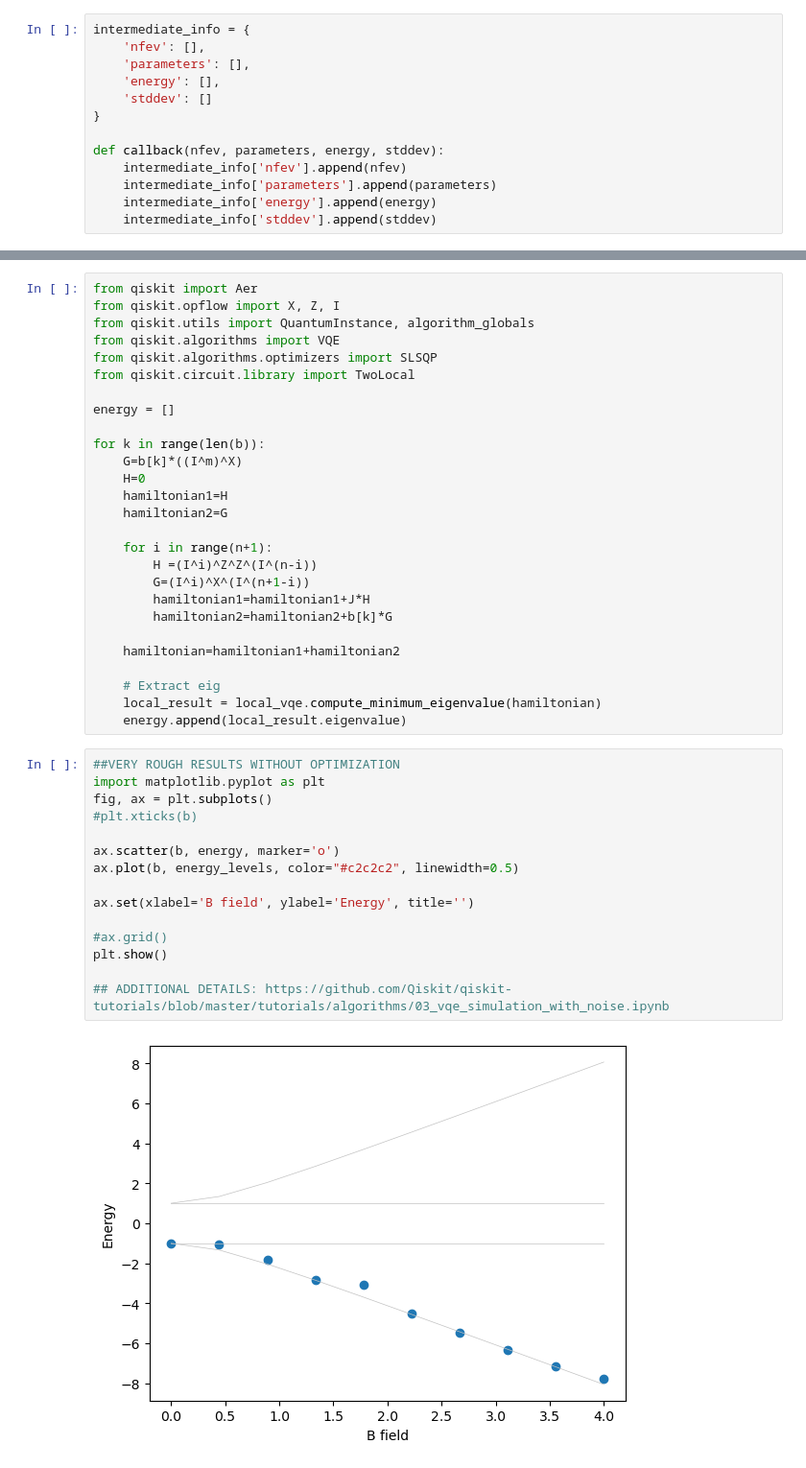
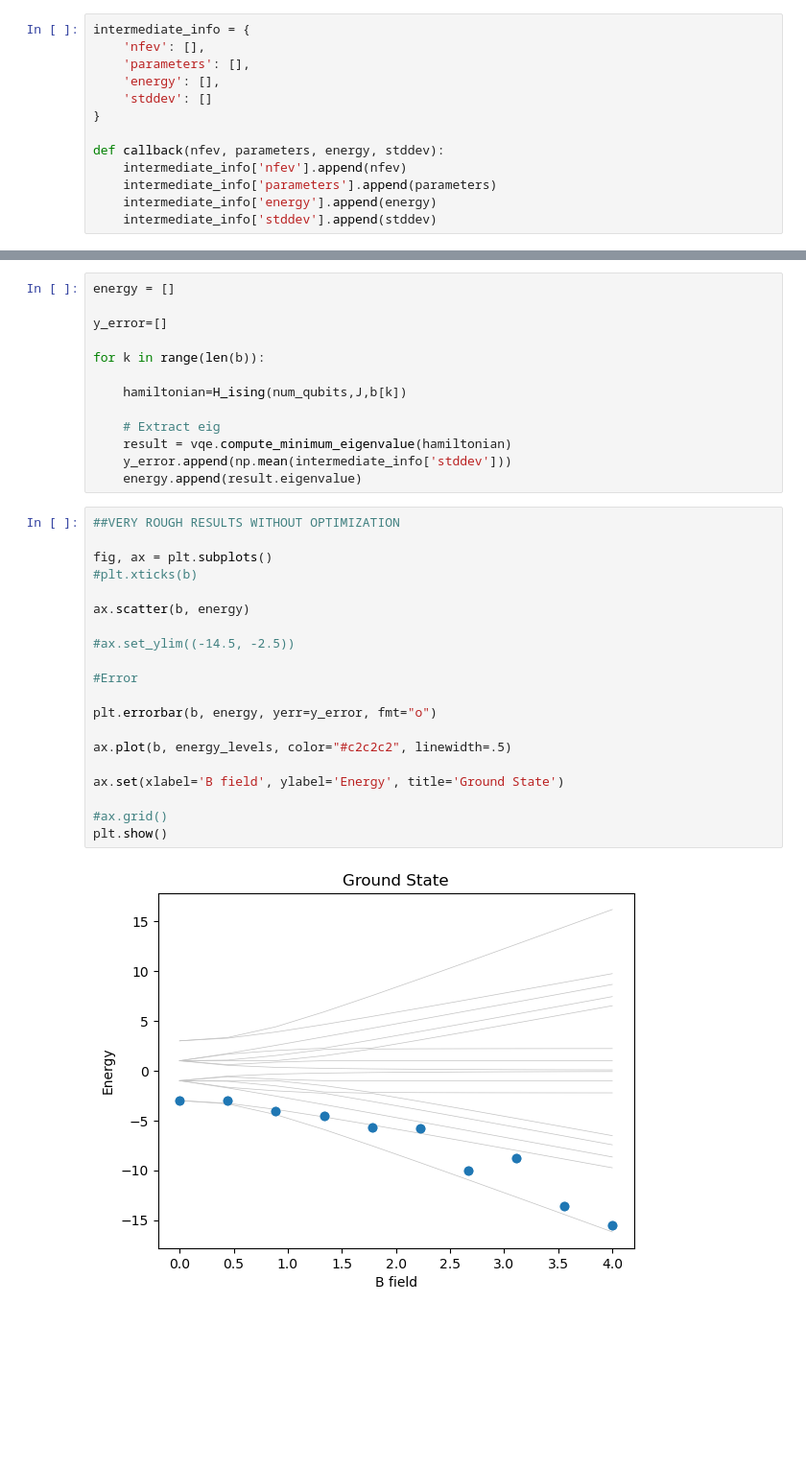
Before and after one commit to fabio99c/ProgettoAQM, a Jupyter notebook: Ground state.ipynb, the cells around one changed output, grey strips where cells are left out. Shown: that part at 96% size. Saved outputs shown, nothing was run; the diff lists cells and outputs as text; blank space fills up the shorter version.

```diff
--- a/Ground state.ipynb
+++ b/Ground state.ipynb
@@ -132,45 +167,36 @@ local_vqe = VQE(ansatz=ansatz,
                 callback=callback)
 # %%
-from qiskit import Aer
-from qiskit.opflow import X, Z, I
-from qiskit.utils import QuantumInstance, algorithm_globals
-from qiskit.algorithms import VQE
-from qiskit.algorithms.optimizers import SLSQP
-from qiskit.circuit.library import TwoLocal
-
 energy = []
 
+y_error=[]
+
 for k in range(len(b)):
-    G=b[k]*((I^m)^X)
-    H=0
-    hamiltonian1=H
-    hamiltonian2=G
 
-    for i in range(n+1):
-        H =(I^i)^Z^Z^(I^(n-i))
-        G=(I^i)^X^(I^(n+1-i))
-        hamiltonian1=hamiltonian1+J*H
-        hamiltonian2=hamiltonian2+b[k]*G
-
-    hamiltonian=hamiltonian1+hamiltonian2
+    hamiltonian=H_ising(num_qubits,J,b[k])
 
     # Extract eig
-    local_result = local_vqe.compute_minimum_eigenvalue(hamiltonian)
-    energy.append(local_result.eigenvalue)
+    result = vqe.compute_minimum_eigenvalue(hamiltonian)
+    y_error.append(np.mean(intermediate_info['stddev']))
+    energy.append(result.eigenvalue)
 # %%
 ##VERY ROUGH RESULTS WITHOUT OPTIMIZATION
-import matplotlib.pyplot as plt
+
 fig, ax = plt.subplots()
 #plt.xticks(b)
 
-ax.scatter(b, energy, marker='o')
-ax.plot(b, energy_levels, color="#c2c2c2", linewidth=0.5)
+ax.scatter(b, energy)
 
-ax.set(xlabel='B field', ylabel='Energy', title='')
+#ax.set_ylim((-14.5, -2.5))
+
+#Error
+
+plt.errorbar(b, energy, yerr=y_error, fmt="o")
+
+ax.plot(b, energy_levels, color="#c2c2c2", linewidth=.5)
+
+ax.set(xlabel='B field', ylabel='Energy', title='Ground State')
 
 #ax.grid()
 plt.show()
-
-## ADDITIONAL DETAILS: https://github.com/Qiskit/qiskit-tutorials/blob/master/tutorials/algorithms/03_vqe_simulation_with_noise.ipynb
 # %% [output]
-[figure, old version]
+[figure, new version]
```
Also changed, not shown: parts of 14 cells of this notebook.
